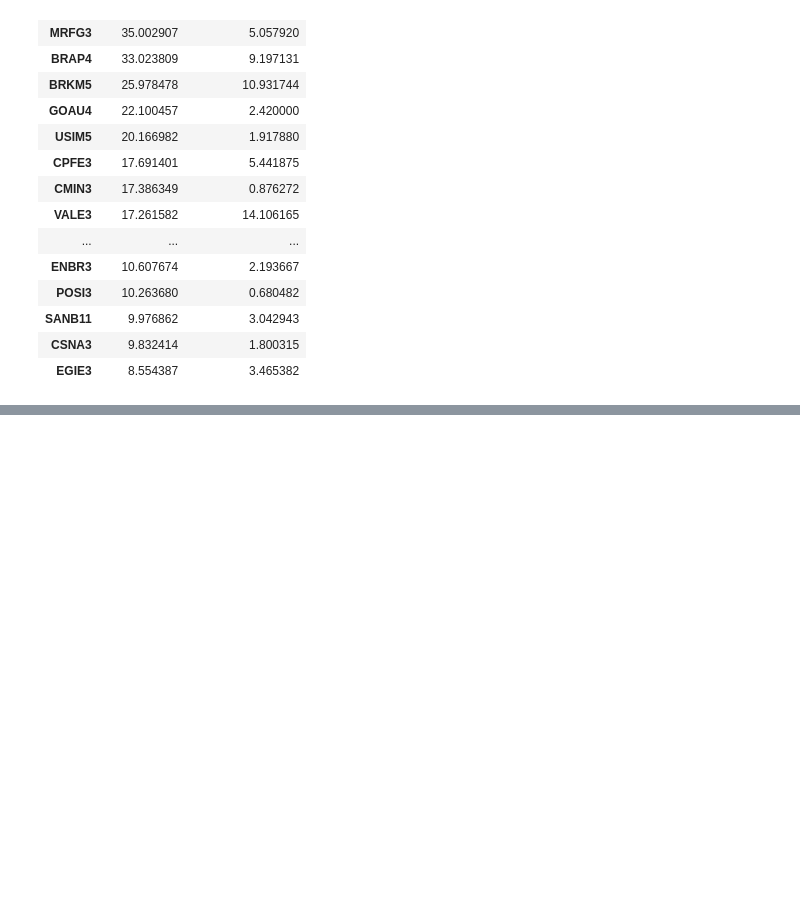
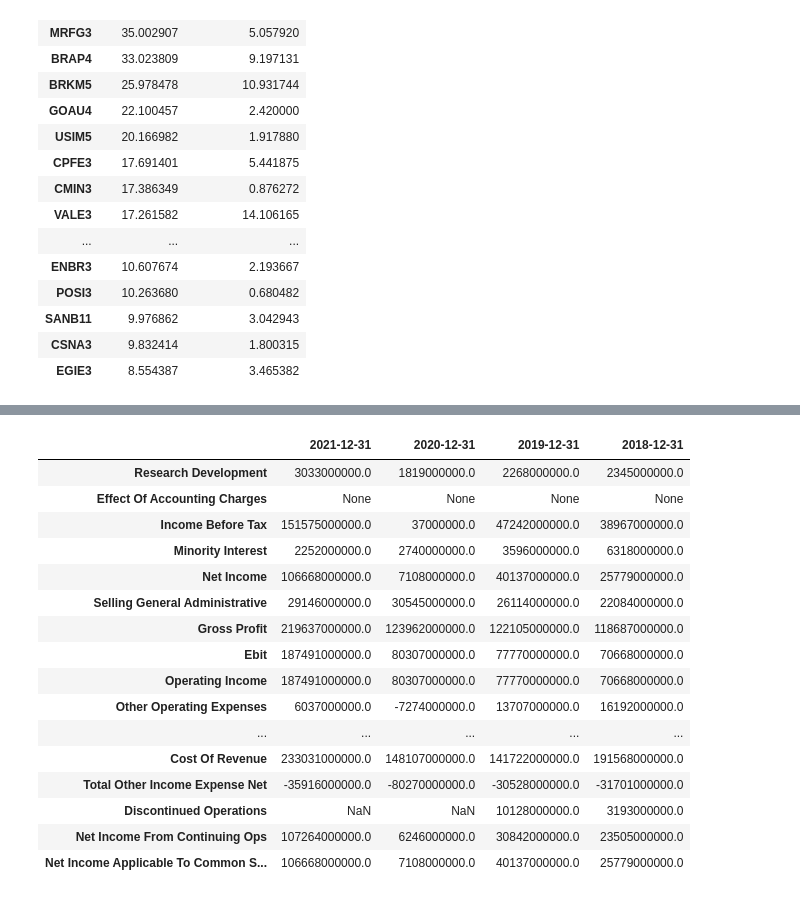
Before and after one commit to robertoricci/Curso-Data-Science-com-Python-Banco-MODAL, a Jupyter notebook: Calculo_20_Empresas_pagadoras_de_Dividendos.ipynb, the cells around one changed output, grey strips where cells are left out. Saved outputs shown, nothing was run; the diff lists cells and outputs as text; code cells hidden in the pictures; blank space fills up the shorter version.

```diff
--- a/Calculo_20_Empresas_pagadoras_de_Dividendos.ipynb
+++ b/Calculo_20_Empresas_pagadoras_de_Dividendos.ipynb
@@ -164,0 +286,20 @@ df_scan
+# %%
+dre_anual
+# %% [output]
+|  | 2021-12-31 | 2020-12-31 | 2019-12-31 | 2018-12-31 |
+| Research Development | 3033000000.0 | 1819000000.0 | 2268000000.0 | 2345000000.0 |
+| Effect Of Accounting Charges | None | None | None | None |
+| Income Before Tax | 151575000000.0 | 37000000.0 | 47242000000.0 | 38967000000.0 |
+| Minority Interest | 2252000000.0 | 2740000000.0 | 3596000000.0 | 6318000000.0 |
+| Net Income | 106668000000.0 | 7108000000.0 | 40137000000.0 | 25779000000.0 |
+| Selling General Administrative | 29146000000.0 | 30545000000.0 | 26114000000.0 | 22084000000.0 |
+| Gross Profit | 219637000000.0 | 123962000000.0 | 122105000000.0 | 118687000000.0 |
+| Ebit | 187491000000.0 | 80307000000.0 | 77770000000.0 | 70668000000.0 |
+| Operating Income | 187491000000.0 | 80307000000.0 | 77770000000.0 | 70668000000.0 |
+| Other Operating Expenses | 6037000000.0 | -7274000000.0 | 13707000000.0 | 16192000000.0 |
+| ... | ... | ... | ... | ... |
+| Cost Of Revenue | 233031000000.0 | 148107000000.0 | 141722000000.0 | 191568000000.0 |
+| Total Other Income Expense Net | -35916000000.0 | -80270000000.0 | -30528000000.0 | -31701000000.0 |
+| Discontinued Operations | NaN | NaN | 10128000000.0 | 3193000000.0 |
+| Net Income From Continuing Ops | 107264000000.0 | 6246000000.0 | 30842000000.0 | 23505000000.0 |
+| Net Income Applicable To Common S... | 106668000000.0 | 7108000000.0 | 40137000000.0 | 25779000000.0 |
```
Also changed, not shown: parts of 11 cells of this notebook.
